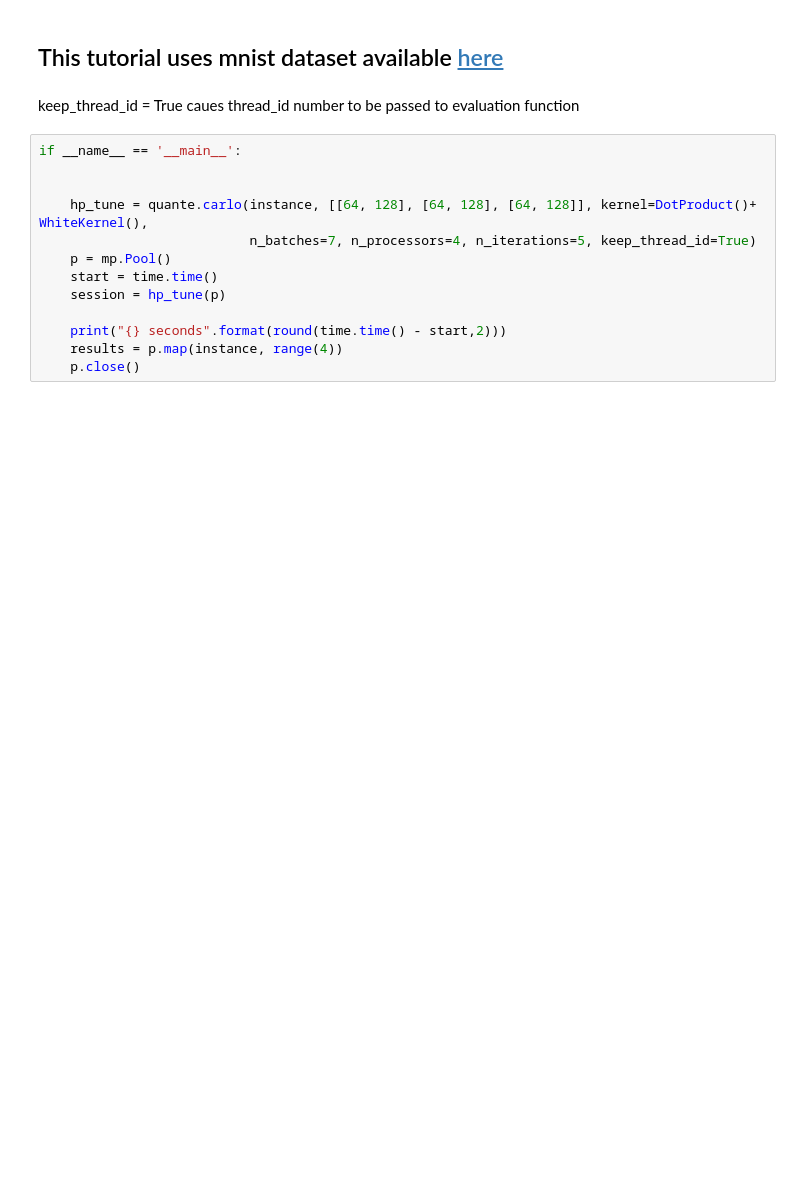
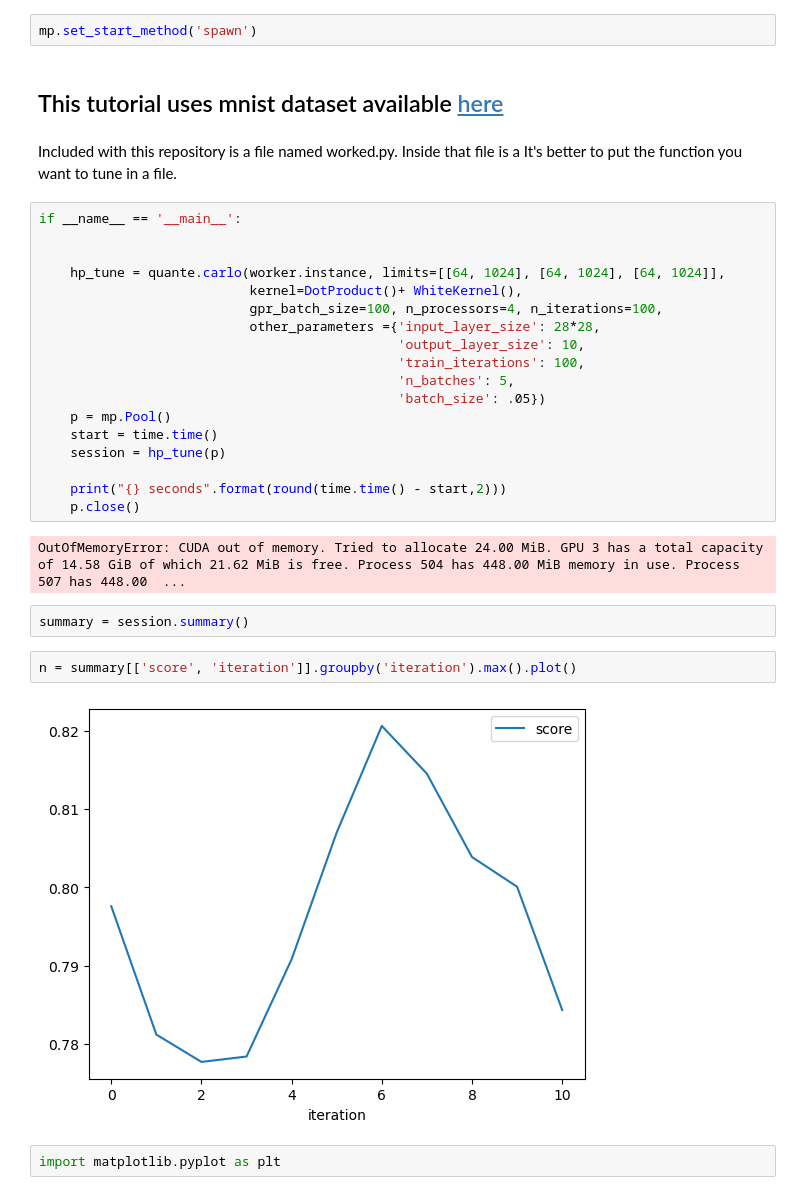
Before and after one commit to sign-of-fourier/quante_carlo, a Jupyter notebook: tutorials/How_to_choose_nn_arch.ipynb, the cells around one changed output. Saved outputs shown, nothing was run; the diff lists cells and outputs as text; blank space fills up the shorter version.

Commit message:
other parameters to worked nodes

```diff
--- a/tutorials/How_to_choose_nn_arch.ipynb
+++ b/tutorials/How_to_choose_nn_arch.ipynb
@@ -10,17 +26,34 @@ from torch import nn
+# %%
+mp.set_start_method('spawn')
 # %% [markdown]
-## This tutorial uses mnist dataset available <a href="https://kaggle.com">here</a>
+## This tutorial uses mnist dataset available <a href="https://www.kaggle.com/code/imdevskp/digits-mnist-classification-using-cnn">here</a>
 # %% [markdown]
-keep_thread_id = True caues thread_id number to be passed to evaluation function
+Included with this repository is a file named worked.py. Inside that file is a It's better to put the function you want to tune in a file.
 # %%
 if __name__ == '__main__':
 
 
-    hp_tune = quante.carlo(instance, [[64, 128], [64, 128], [64, 128]], kernel=DotProduct()+ WhiteKernel(),
-                           n_batches=7, n_processors=4, n_iterations=5, keep_thread_id=True)
+    hp_tune = quante.carlo(worker.instance, limits=[[64, 1024], [64, 1024], [64, 1024]],
+                           kernel=DotProduct()+ WhiteKernel(),
+                           gpr_batch_size=100, n_processors=4, n_iterations=100,
+                           other_parameters ={'input_layer_size': 28*28,
+                                              'output_layer_size': 10,
+                                              'train_iterations': 100,
+                                              'n_batches': 5,
+                                              'batch_size': .05})
     p = mp.Pool()
     start = time.time()
     session = hp_tune(p)
 
     print("{} seconds".format(round(time.time() - start,2)))
-    results = p.map(instance, range(4))
     p.close()
+# %% [output]
+OutOfMemoryError: CUDA out of memory. Tried to allocate 24.00 MiB. GPU 3 has a total capacity of 14.58 GiB of which 21.62 MiB is free. Process 504 has 448.00 MiB memory in use. Process 507 has 448.00  ...
+# %%
+summary = session.summary()
+# %%
+n = summary[['score', 'iteration']].groupby('iteration').max().plot()
+# %% [output]
+[figure, added]
+# %%
+import matplotlib.pyplot as plt
```
Also changed, not shown: parts of 9 cells of this notebook, 2 other files.
